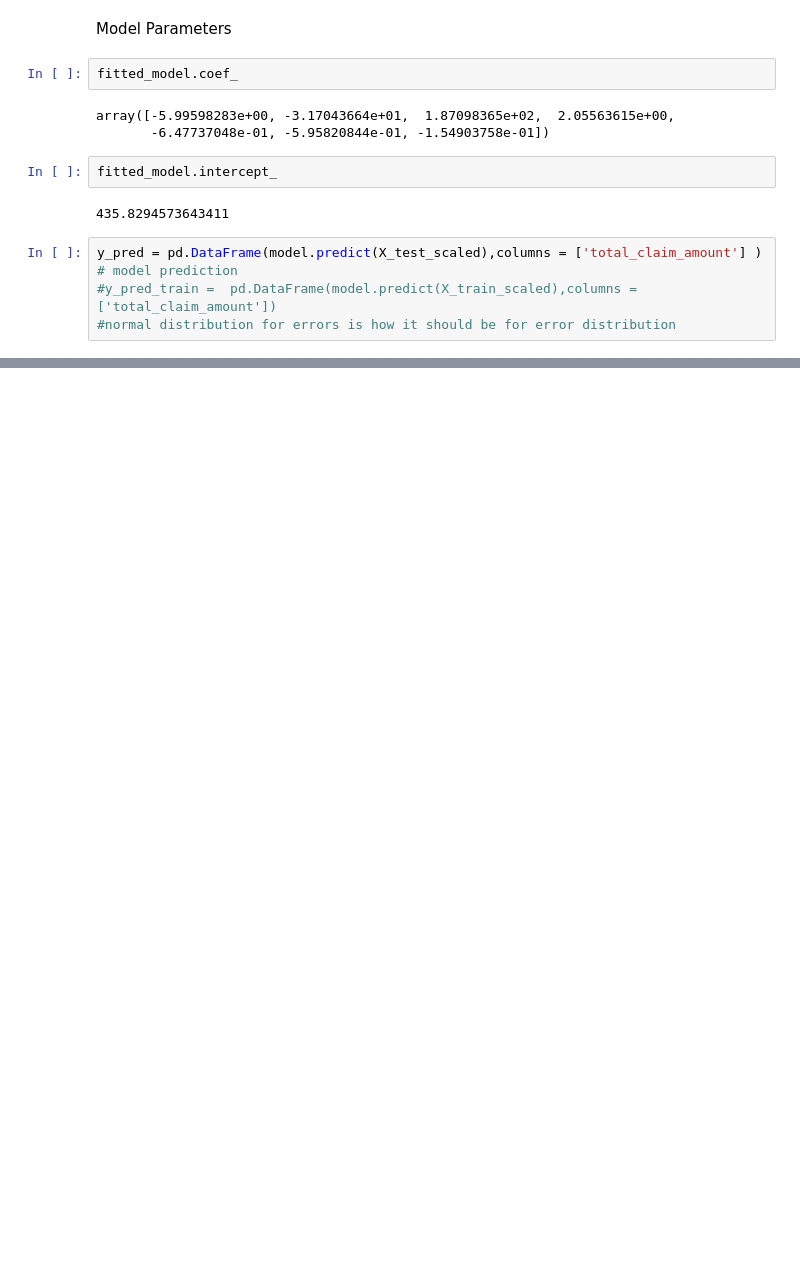
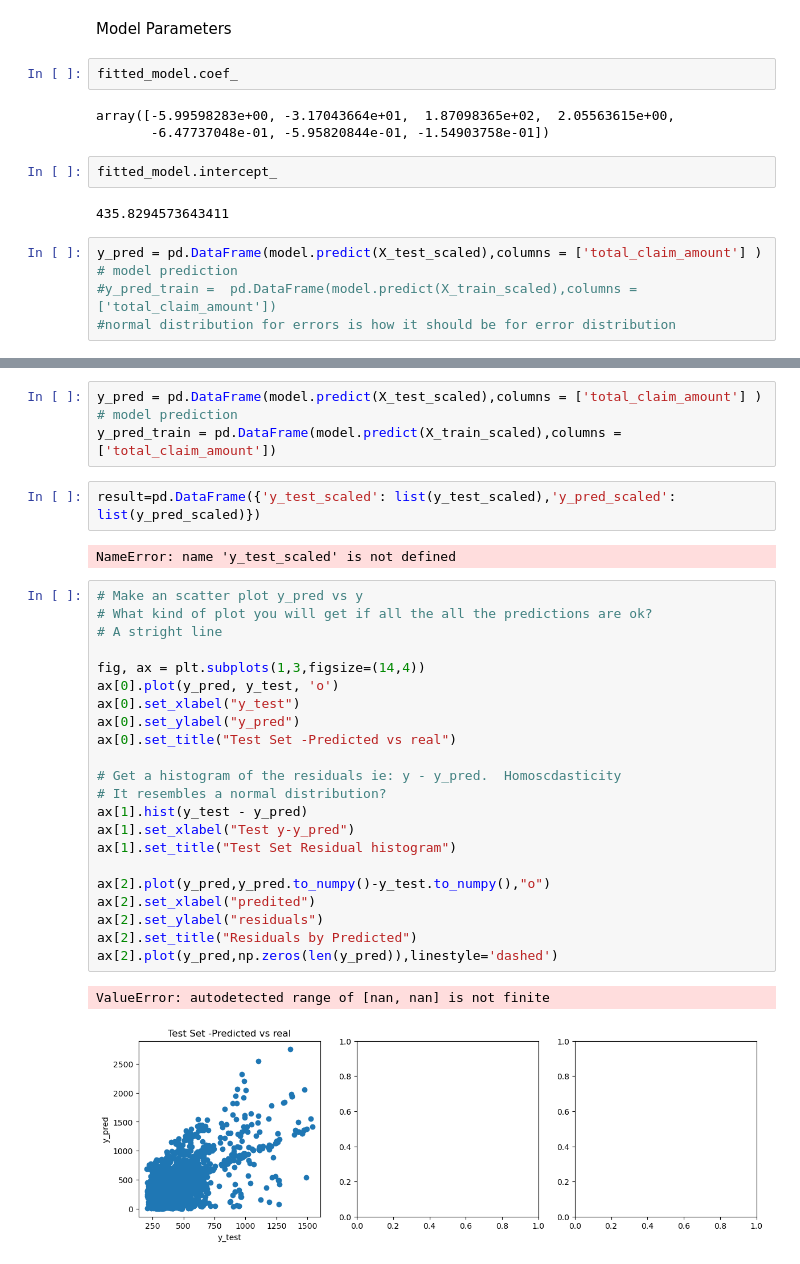
Before and after one commit to poppynevinadley/IronhackLabs, a Jupyter notebook: Jupyter Labs/WEEK FOUR/LAB DAY 2&3 WEEK 4.ipynb, the cells around one changed output, grey strips where cells are left out. Cells and saved outputs as stored; diff of their text form; blank space fills up the shorter version.

```diff
--- a/Jupyter Labs/WEEK FOUR/LAB DAY 2&3 WEEK 4.ipynb
+++ b/Jupyter Labs/WEEK FOUR/LAB DAY 2&3 WEEK 4.ipynb
@@ -177,0 +178,32 @@ Please rerun the model after adding the hot encoded categorical variables as wel
+# %%
+y_pred = pd.DataFrame(model.predict(X_test_scaled),columns = ['total_claim_amount'] )      # model prediction
+y_pred_train = pd.DataFrame(model.predict(X_train_scaled),columns = ['total_claim_amount'])
+# %%
+result=pd.DataFrame({'y_test_scaled': list(y_test_scaled),'y_pred_scaled': list(y_pred_scaled)})
+# %% [output]
+NameError: name 'y_test_scaled' is not defined
+# %%
+# Make an scatter plot y_pred vs y
+# What kind of plot you will get if all the all the predictions are ok?
+# A stright line
+
+fig, ax = plt.subplots(1,3,figsize=(14,4))
+ax[0].plot(y_pred, y_test, 'o')
+ax[0].set_xlabel("y_test")
+ax[0].set_ylabel("y_pred")
+ax[0].set_title("Test Set -Predicted vs real")
+
+# Get a histogram of the residuals ie: y - y_pred.  Homoscdasticity
+# It resembles a normal distribution?
+ax[1].hist(y_test - y_pred)
+ax[1].set_xlabel("Test y-y_pred")
+ax[1].set_title("Test Set Residual histogram")
+
+ax[2].plot(y_pred,y_pred.to_numpy()-y_test.to_numpy(),"o")
+ax[2].set_xlabel("predited")
+ax[2].set_ylabel("residuals")
+ax[2].set_title("Residuals by Predicted")
+ax[2].plot(y_pred,np.zeros(len(y_pred)),linestyle='dashed')
+# %% [output]
+ValueError: autodetected range of [nan, nan] is not finite
+[figure, added]
```
Also changed, not shown: parts of 27 cells of this notebook.
